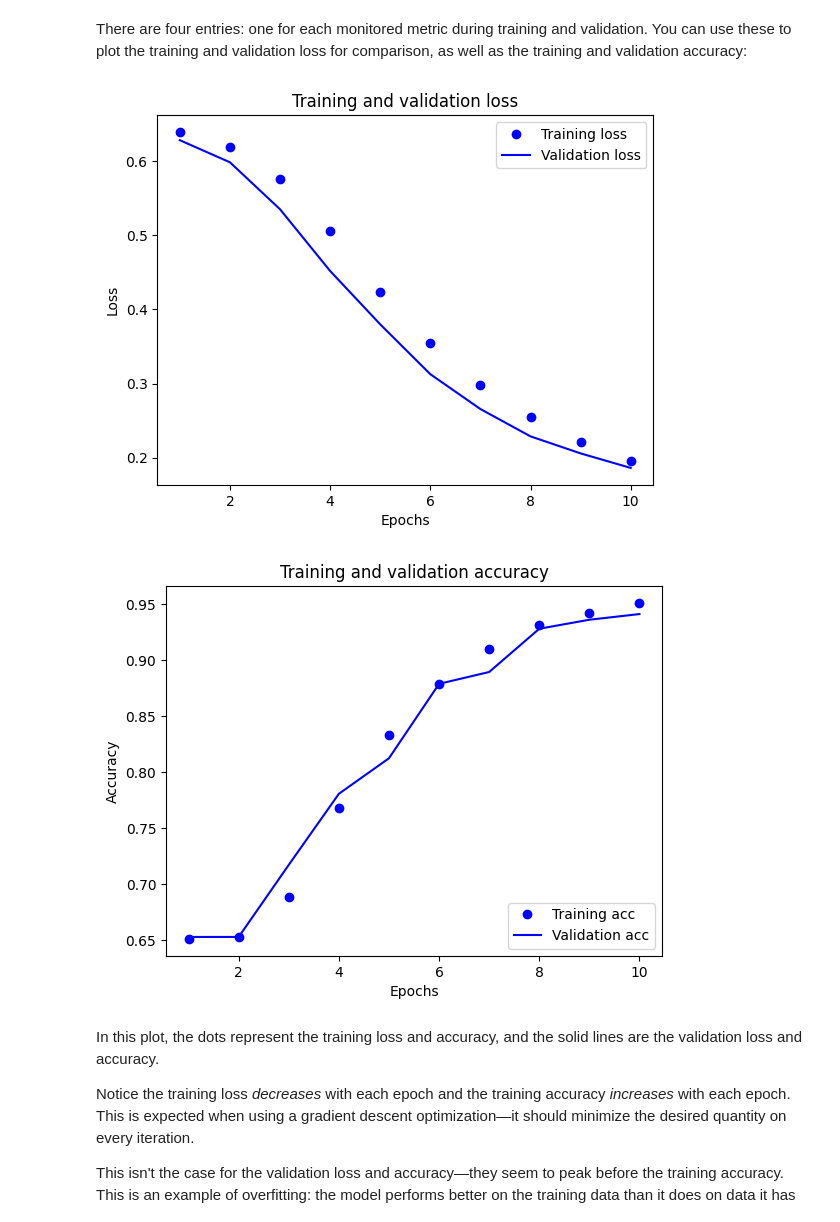
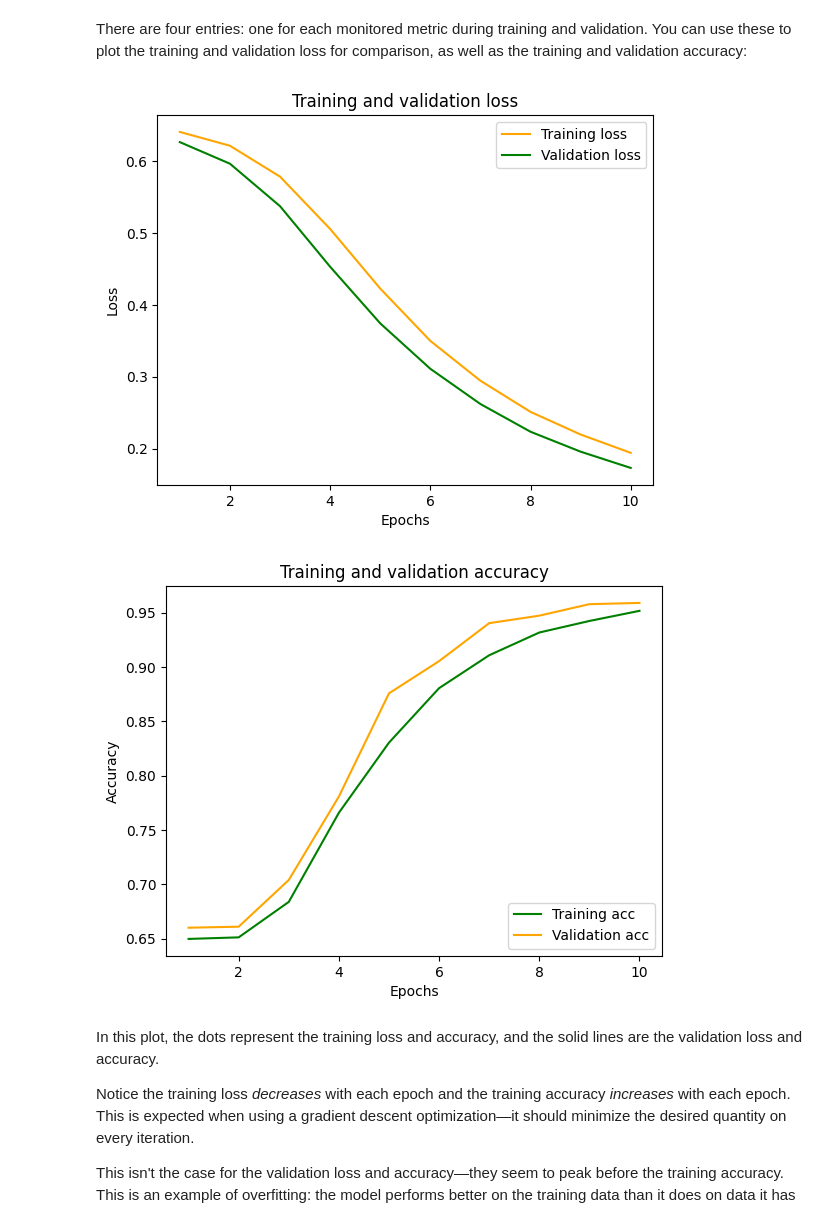
Before and after one commit to MaesMM/AI-IDS, a Jupyter notebook: model/text-classifier/text_classification_main.ipynb, the cells around one changed output. Drawn from its saved outputs; the diff is of its cells as text; code cells hidden in the pictures.

```diff
--- a/model/text-classifier/text_classification_main.ipynb
+++ b/model/text-classifier/text_classification_main.ipynb
@@ -194,7 +153,7 @@ max_features = 100000
 sequence_length = 300
 
 vectorize_layer = layers.TextVectorization(
-    standardize=custom_standardization,
+    # standardize=custom_standardization,
     max_tokens=max_features,
     output_mode='int',
     output_sequence_length=sequence_length)
@@ -384,29 +352,28 @@ val_loss = history_dict['val_loss']
 
 epochs = range(1, len(acc) + 1)
 
-# "bo" is for "blue dot"
-plt.plot(epochs, loss, 'bo', label='Training loss')
+plt.plot(epochs, loss, 'orange', label='Training loss')
 # b is for "solid blue line"
-plt.plot(epochs, val_loss, 'b', label='Validation loss')
+plt.plot(epochs, val_loss, 'green', label='Validation loss')
 plt.title('Training and validation loss')
 plt.xlabel('Epochs')
 plt.ylabel('Loss')
 plt.legend()
-
+# plt.ylim(0, 0.25)
 plt.show()
 # %% [output]
-[figure, old version]
+[figure, new version]
 # %%
-plt.plot(epochs, acc, 'bo', label='Training acc')
-plt.plot(epochs, val_acc, 'b', label='Validation acc')
+plt.plot(epochs, acc, 'g', label='Training acc')
+plt.plot(epochs, val_acc, 'orange', label='Validation acc')
 plt.title('Training and validation accuracy')
 plt.xlabel('Epochs')
 plt.ylabel('Accuracy')
 plt.legend(loc='lower right')
 
 plt.show()
 # %% [output]
-[figure, old version]
+[figure, new version]
 # %% [markdown]
 In this plot, the dots represent the training loss and accuracy, and the solid lines are the validation loss and accuracy.
 
```
Also changed, not shown: parts of 50 cells of this notebook, 9 other files.
